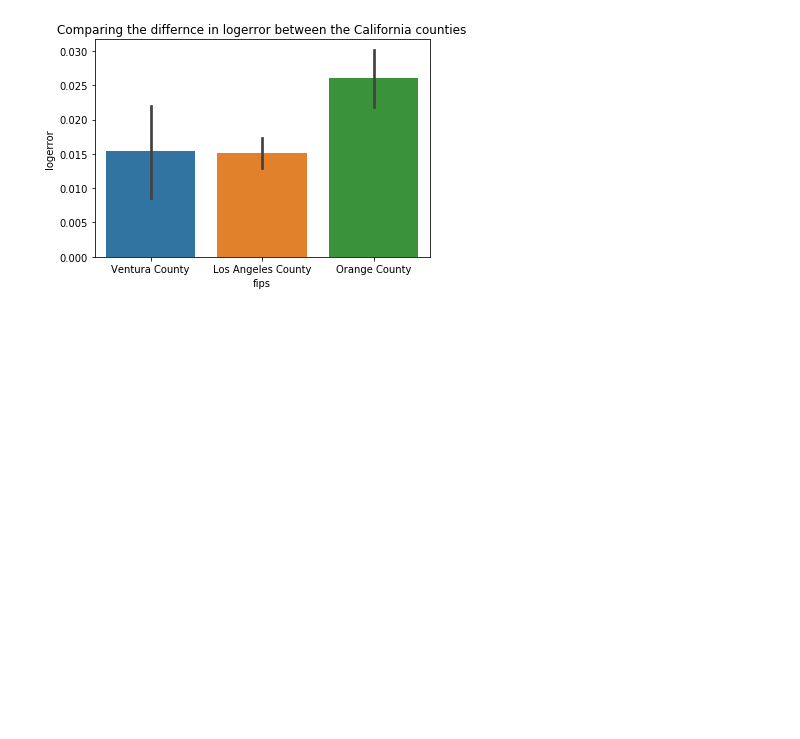
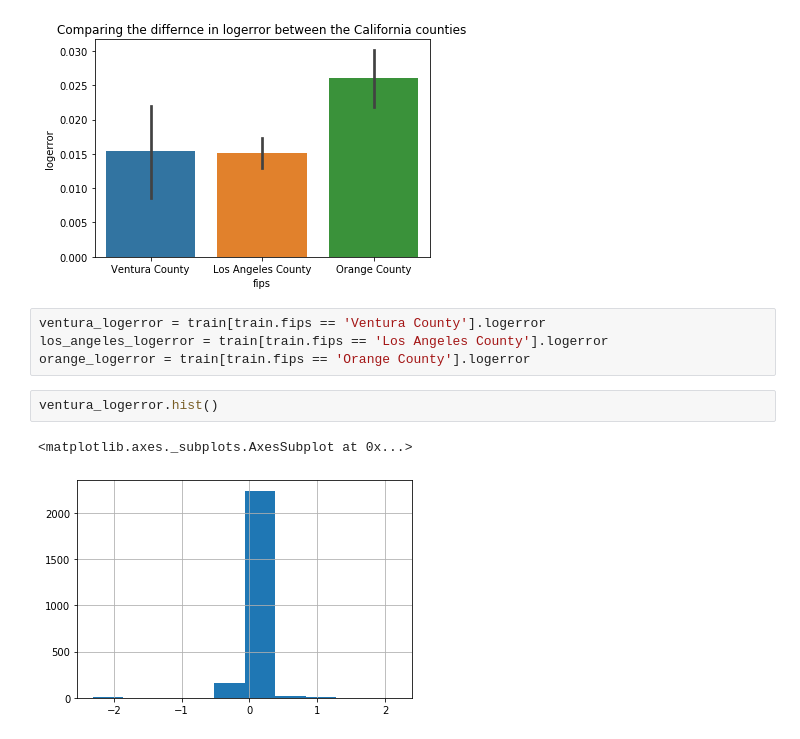
Before and after one commit to matt-c-knight/clustering-exercises, a Jupyter notebook: explore_zillow.ipynb, the cells around one changed output. Drawn from its saved outputs; the diff is of its cells as text; blank space fills up the shorter version.

```diff
--- a/explore_zillow.ipynb
+++ b/explore_zillow.ipynb
@@ -155,3 +157,12 @@ plt.title('Comparing the differnce in logerror between the California counties')
 plt.show()
 # %% [output]
 [figure]
+# %%
+ventura_logerror = train[train.fips == 'Ventura County'].logerror
+los_angeles_logerror = train[train.fips == 'Los Angeles County'].logerror
+orange_logerror = train[train.fips == 'Orange County'].logerror
+# %%
+ventura_logerror.hist()
+# %% [output]
+<matplotlib.axes._subplots.AxesSubplot at 0x...>
+[figure, added]
```
Also changed, not shown: parts of 6 cells of this notebook.
